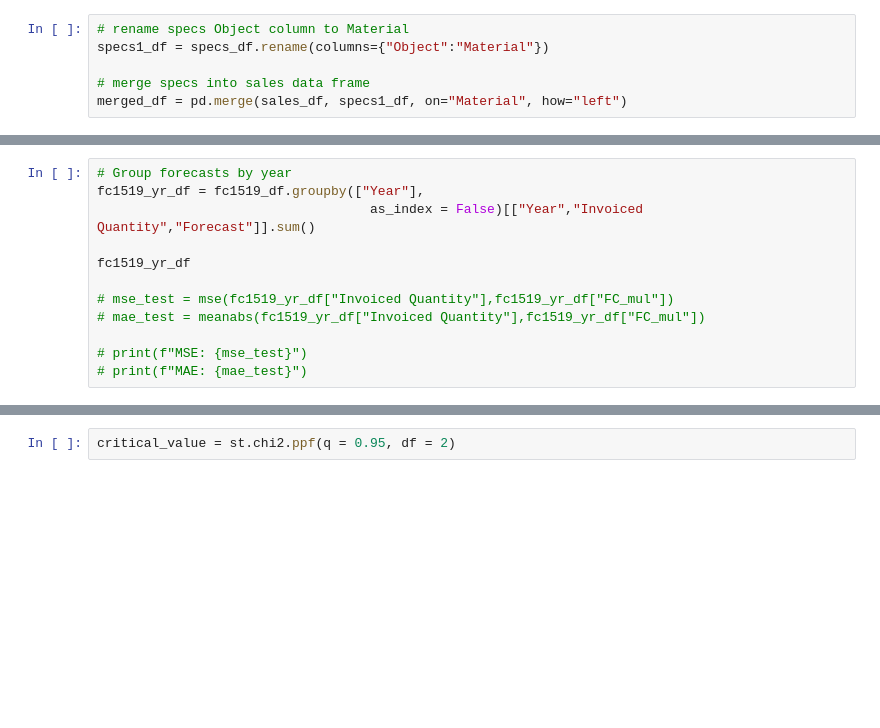
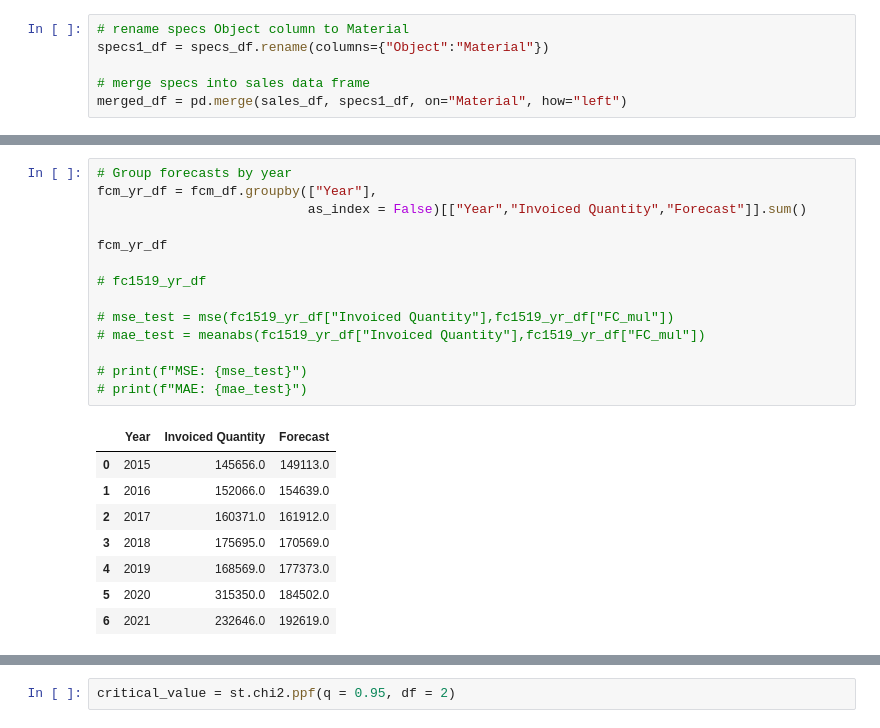
Before and after one commit to 2Delta/GT-Coding-Boot-Camp_Project-1, a Jupyter notebook: Project_01_BicycleSales_01.ipynb, the cells around one changed output, grey strips where cells are left out. Drawn from its saved outputs; the diff is of its cells as text; blank space fills up the shorter version.

```diff
--- a/Project_01_BicycleSales_01.ipynb
+++ b/Project_01_BicycleSales_01.ipynb
@@ -107,15 +162,26 @@ print(f"MAE: {mae_test}")
 # %%
 # Group forecasts by year
-fc1519_yr_df = fc1519_df.groupby(["Year"],
-                                   as_index = False)[["Year","Invoiced Quantity","Forecast"]].sum()
+fcm_yr_df = fcm_df.groupby(["Year"],
+                           as_index = False)[["Year","Invoiced Quantity","Forecast"]].sum()
 
-fc1519_yr_df
+fcm_yr_df
+
+# fc1519_yr_df
 
 # mse_test = mse(fc1519_yr_df["Invoiced Quantity"],fc1519_yr_df["FC_mul"])
 # mae_test = meanabs(fc1519_yr_df["Invoiced Quantity"],fc1519_yr_df["FC_mul"])
 
 # print(f"MSE: {mse_test}")
 # print(f"MAE: {mae_test}")
+# %% [output]
+|  | Year | Invoiced Quantity | Forecast |
+| 0 | 2015 | 145656.0 | 149113.0 |
+| 1 | 2016 | 152066.0 | 154639.0 |
+| 2 | 2017 | 160371.0 | 161912.0 |
+| 3 | 2018 | 175695.0 | 170569.0 |
+| 4 | 2019 | 168569.0 | 177373.0 |
+| 5 | 2020 | 315350.0 | 184502.0 |
+| 6 | 2021 | 232646.0 | 192619.0 |
 # %%
 # Find years and months,
 # create a dataframe containing the summed quantities for each date
```
Also changed, not shown: parts of 19 cells of this notebook.
